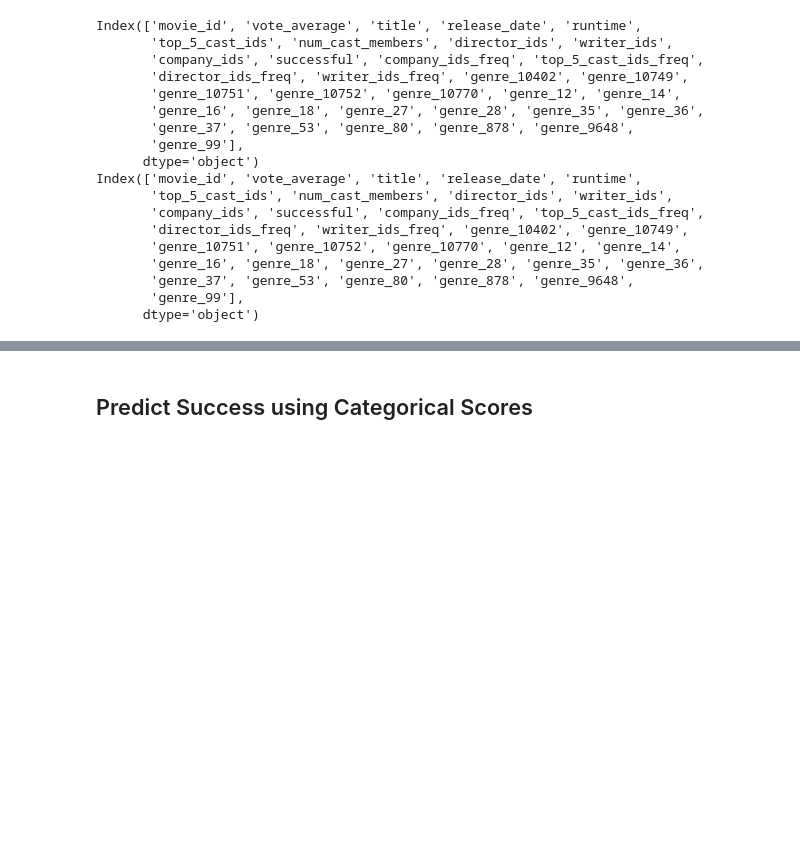
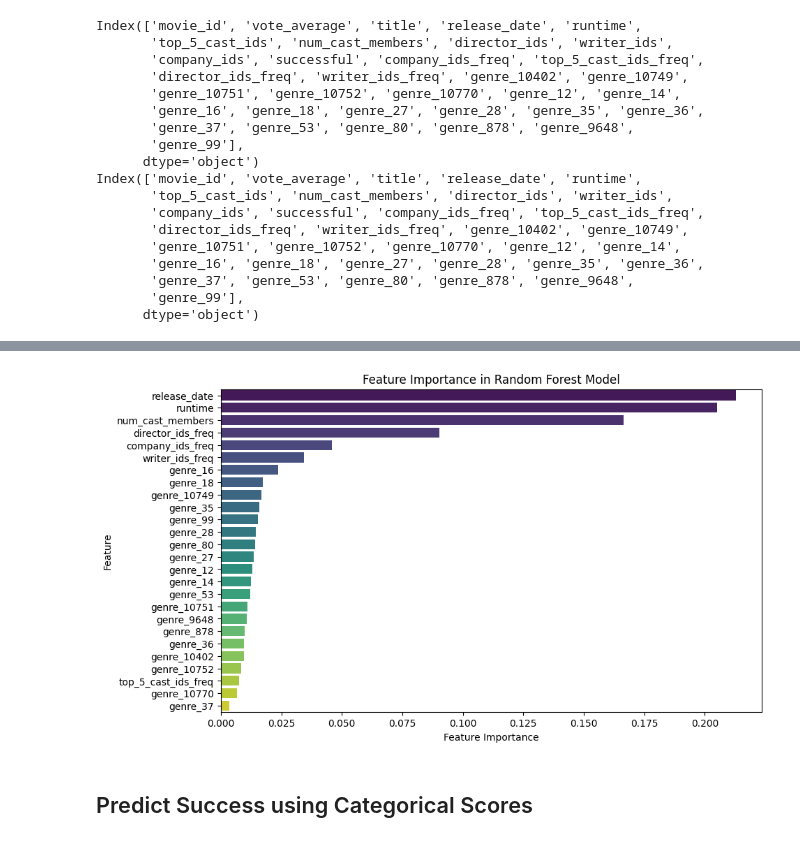
Before and after one commit to jonnycomes/movie-data, a Jupyter notebook: notebooks/06_Predict_movie_success.ipynb, the cells around one changed output, grey strips where cells are left out. Cells and saved outputs as stored; diff of their text form; code cells hidden in the pictures; blank space fills up the shorter version.

Commit message:
Looking at feature importance for random forest models

```diff
--- a/notebooks/06_Predict_movie_success.ipynb
+++ b/notebooks/06_Predict_movie_success.ipynb
@@ -145,9 +146,9 @@ Index(['movie_id', 'vote_average', 'title', 'release_date', 'runtime',
 features_to_keep = train_df.select_dtypes(include=["float64", "int64"]).columns
 
 # Prepare the training and test data
-X_train = train_df[features_to_keep].drop(columns=["vote_average", "successful"])
+X_train = train_df[features_to_keep].drop(columns=["vote_average", "successful", "movie_id"])
 y_train = train_df["successful"]
-X_test = test_df[features_to_keep].drop(columns=["vote_average", "successful"])
+X_test = test_df[features_to_keep].drop(columns=["vote_average", "successful", "movie_id"])
 y_test = test_df["successful"]
 # %%
 from sklearn.ensemble import RandomForestClassifier
@@ -164,0 +168,10 @@ Testing score: 0.8227437511925205
+# %%
+# Get feature importances
+importances = rf.feature_importances_
+feature_names = X_train.columns
+
+# Create a DataFrame for better visualization
+feature_importance_df = pd.DataFrame({'Feature': feature_names, 'Importance': importances})
+feature_importance_df = feature_importance_df.sort_values(by='Importance', ascending=False)
+
+feature_importance_df.head()
@@ -165,3 +185,19 @@ Testing score: 0.8227437511925205
+# %%
+plt.figure(figsize=(10, 6))
+sns.barplot(
+    x="Importance",
+    y="Feature",
+    data=feature_importance_df,
+    hue="Feature",
+    palette="viridis",
+    legend=False
+)
+plt.xlabel("Feature Importance")
+plt.ylabel("Feature")
+plt.title("Feature Importance in Random Forest Model")
+plt.show()
+# %% [output]
+[figure, added]
 # %% [markdown]
 ## Predict Success using Categorical Scores
 # %%
```
Also changed, not shown: parts of 8 cells of this notebook.
